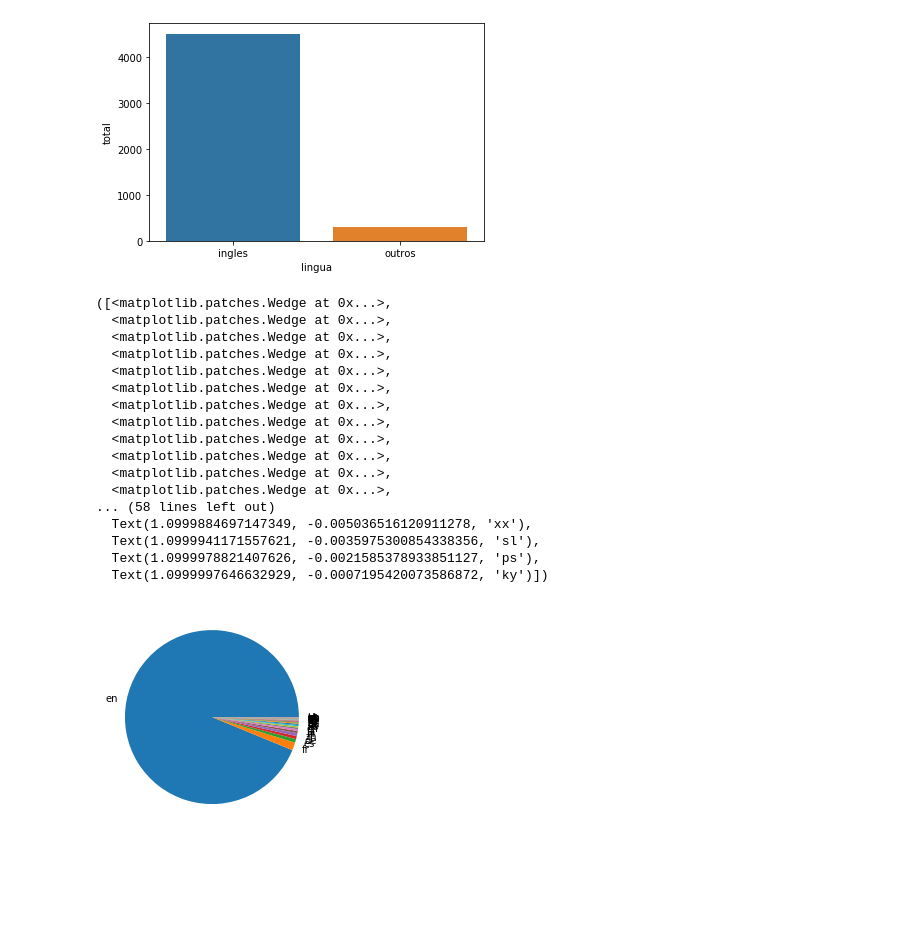
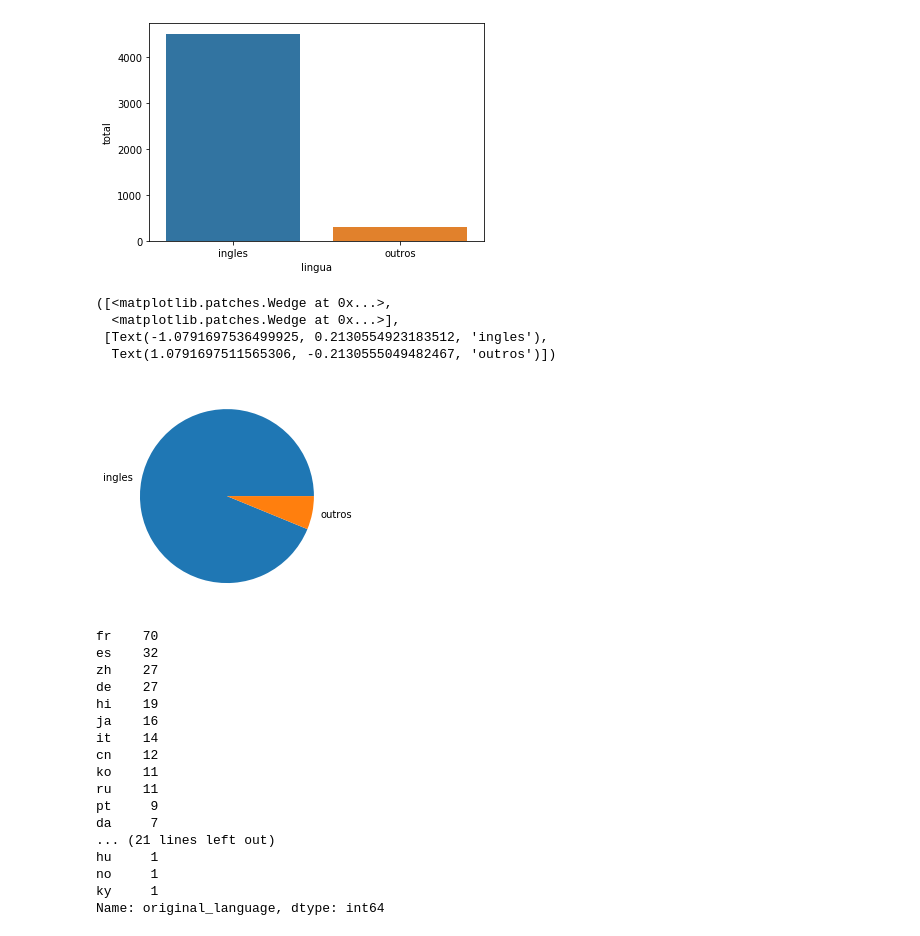
Before and after one commit to J0BS013/ExploratoryDataAnalysis, a Jupyter notebook: ExploratoryDataAnalysis.ipynb, the cells around one changed output. Saved outputs shown, nothing was run; the diff lists cells and outputs as text; code cells hidden in the pictures; blank space fills up the shorter version.

```diff
--- a/ExploratoryDataAnalysis.ipynb
+++ b/ExploratoryDataAnalysis.ipynb
@@ -223,23 +223,31 @@ sns.barplot(x='lingua', y='total', data = dados)
 [figure]
 # %%
 #Não deve ser usado, a compreensão é muito difícil
-plt.pie(contagem_de_lingua["Total"], labels = contagem_de_lingua["Original Language"])
+plt.pie(dados['total'], labels = dados['lingua'])
 # %% [output]
 ([<matplotlib.patches.Wedge at 0x...>,
-  <matplotlib.patches.Wedge at 0x...>,
-  <matplotlib.patches.Wedge at 0x...>,
-  <matplotlib.patches.Wedge at 0x...>,
-  <matplotlib.patches.Wedge at 0x...>,
-  <matplotlib.patches.Wedge at 0x...>,
-  <matplotlib.patches.Wedge at 0x...>,
-  <matplotlib.patches.Wedge at 0x...>,
-  <matplotlib.patches.Wedge at 0x...>,
-  <matplotlib.patches.Wedge at 0x...>,
-  <matplotlib.patches.Wedge at 0x...>,
-  <matplotlib.patches.Wedge at 0x...>,
-... (58 lines left out)
-  Text(1.0999884697147349, -0.005036516120911278, 'xx'),
-  Text(1.0999941171557621, -0.0035975300854338356, 'sl'),
-  Text(1.0999978821407626, -0.0021585378933851127, 'ps'),
-  Text(1.0999997646632929, -0.0007195420073586872, 'ky')])
+  <matplotlib.patches.Wedge at 0x...>],
+ [Text(-1.0791697536499925, 0.2130554923183512, 'ingles'),
+  Text(1.0791697511565306, -0.2130555049482467, 'outros')])
-[figure, old version]
+[figure, new version]
+# %%
+total_lingua_outros_filmes = tmdb.query("original_language != 'en'").original_language.value_counts()
+total_lingua_outros_filmes
+# %% [output]
+fr    70
+es    32
+zh    27
+de    27
+hi    19
+ja    16
+it    14
+cn    12
+ko    11
+ru    11
+pt     9
+da     7
+... (21 lines left out)
+hu     1
+no     1
+ky     1
+Name: original_language, dtype: int64
```
Also changed, not shown: parts of 17 cells of this notebook.
